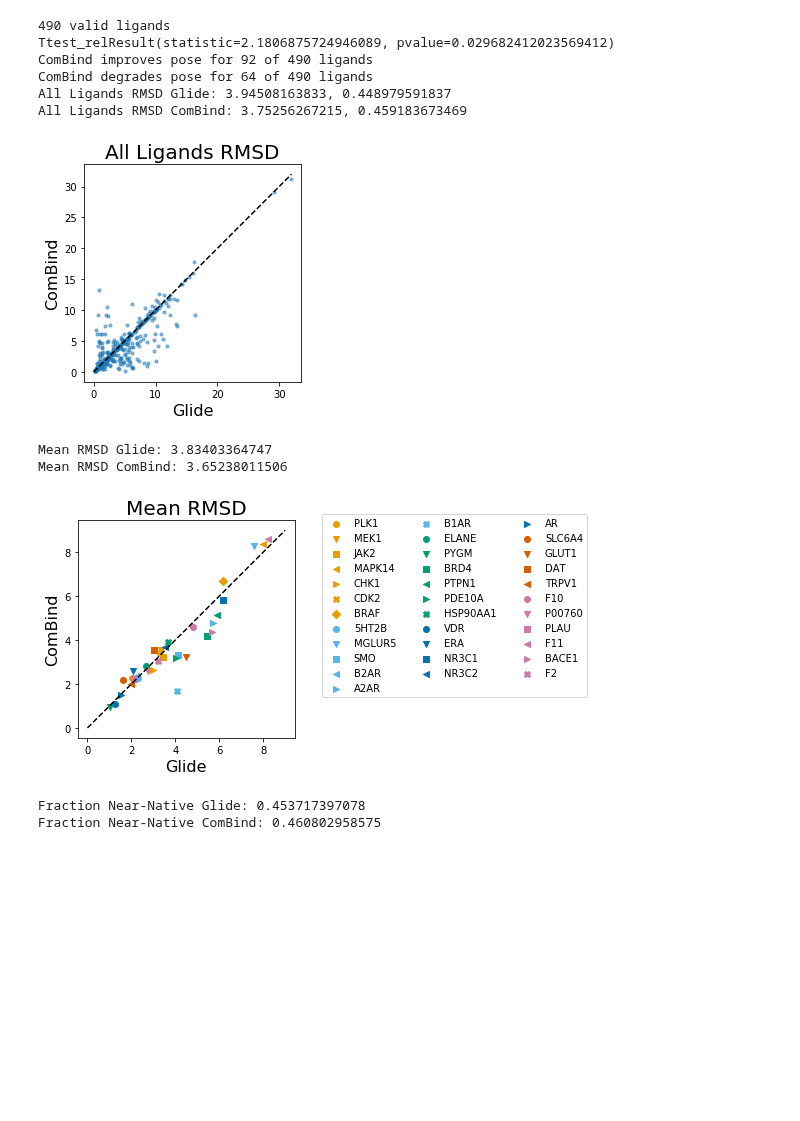
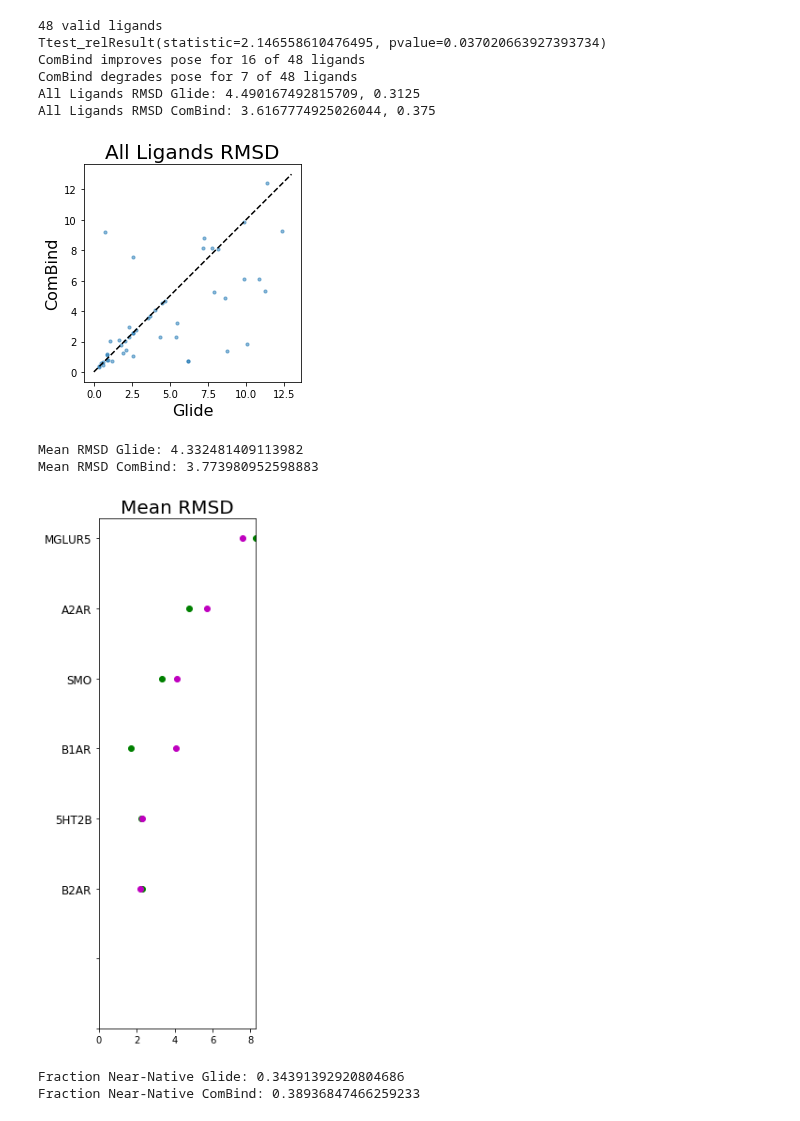
Before and after one commit to orangese/combind_multistruct_benchmarking, a Jupyter notebook: notebooks/benchmarks/best_mcss_benchmark_sweep.ipynb, the cells around one changed output. Saved outputs shown, nothing was run; the diff lists cells and outputs as text; code cells hidden in the pictures; blank space fills up the shorter version.

```diff
--- a/notebooks/benchmarks/best_mcss_benchmark_sweep.ipynb
+++ b/notebooks/benchmarks/best_mcss_benchmark_sweep.ipynb
@@ -10,4 +6,4 @@ import matplotlib.pyplot as plt
 %matplotlib inline
 # %%
-data = load_chembl('stats6', 'best_mcss')
+data = load_chembl('stats7', 'best_mcss')
 # %% [output]
@@ -60,15 +245,16 @@ sweep(data, 'crystal', 'mcss_pipi_contact_hbond_sb')
 # %%
-benchmark(data['standard'][(10, 1.0, 'mcss_contact_hbond_sb')])
+benchmark(data['standard'][(10, 1.0, 'mcss_contact_hbond_sb')],
+          families = ['GPCR'])
 # %% [output]
-490 valid ligands
-Ttest_relResult(statistic=2.1806875724946089, pvalue=0.029682412023569412)
-ComBind improves pose for 92 of 490 ligands
-ComBind degrades pose for 64 of 490 ligands
-All Ligands RMSD Glide: 3.94508163833, 0.448979591837
-All Ligands RMSD ComBind: 3.75256267215, 0.459183673469
+48 valid ligands
+Ttest_relResult(statistic=2.146558610476495, pvalue=0.037020663927393734)
+ComBind improves pose for 16 of 48 ligands
+ComBind degrades pose for 7 of 48 ligands
+All Ligands RMSD Glide: 4.490167492815709, 0.3125
+All Ligands RMSD ComBind: 3.6167774925026044, 0.375
-[figure, old version]
+[figure, new version]
-Mean RMSD Glide: 3.83403364747
-Mean RMSD ComBind: 3.65238011506
+Mean RMSD Glide: 4.332481409113982
+Mean RMSD ComBind: 3.773980952598883
-[figure, old version]
+[figure, new version]
-Fraction Near-Native Glide: 0.453717397078
-Fraction Near-Native ComBind: 0.460802958575
+Fraction Near-Native Glide: 0.34391392920804686
+Fraction Near-Native ComBind: 0.38936847466259233
```
Also changed, not shown: parts of 20 cells of this notebook, 29 other files.
